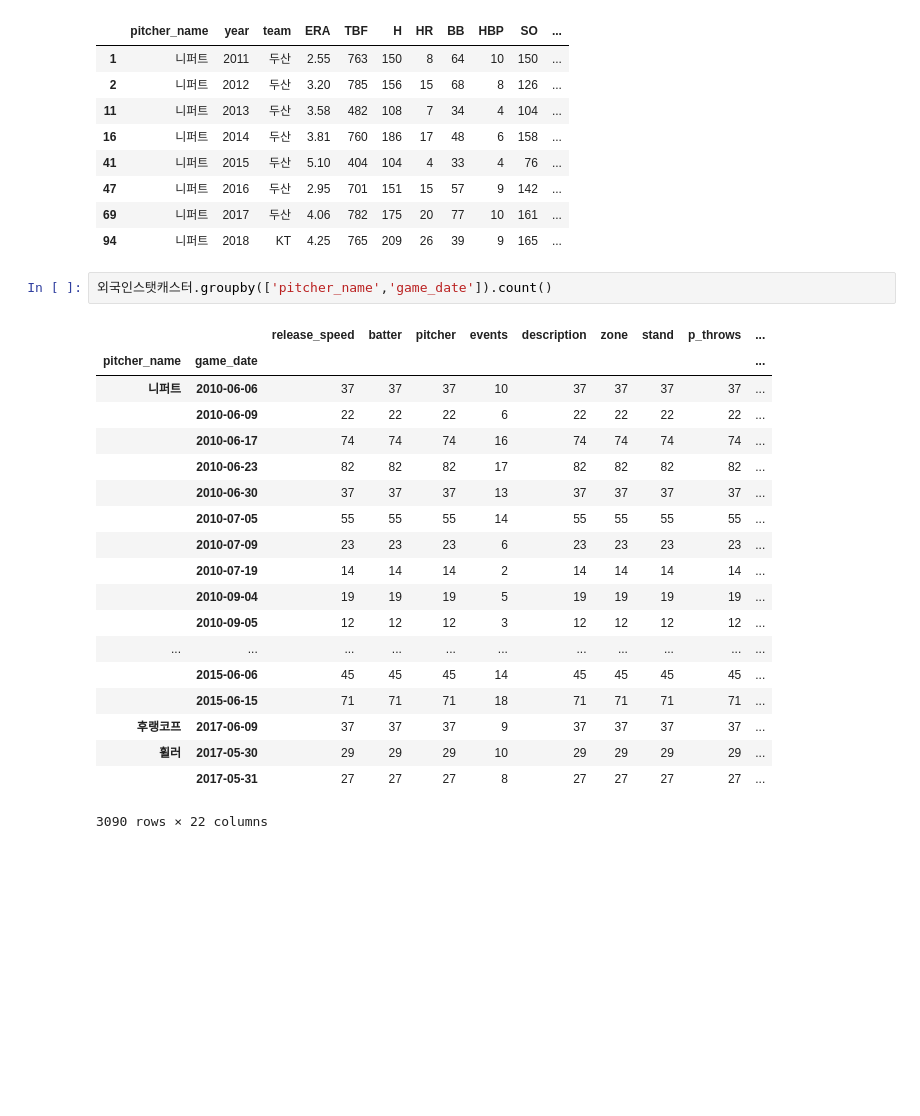
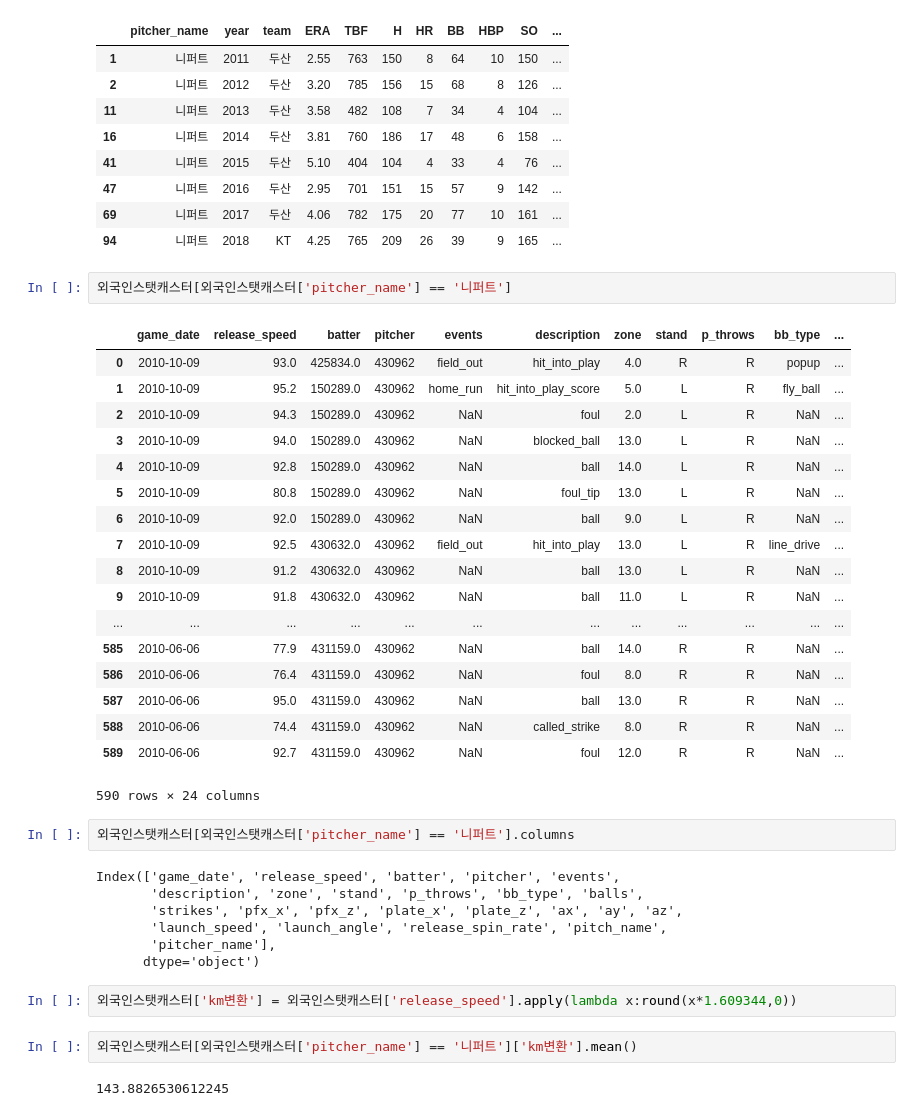
Before and after one commit to sc303030/DataAnalysisStudy, a Jupyter notebook: gyeonghyeon_baseball_01/baseball.ipynb, the cells around one changed output. Cells and saved outputs as stored; diff of their text form; blank space fills up the shorter version.

```diff
--- a/gyeonghyeon_baseball_01/baseball.ipynb
+++ b/gyeonghyeon_baseball_01/baseball.ipynb
@@ -411,25 +411,39 @@ throw_df[throw_df['pitcher_name'] == '니퍼트']
 | 47 | 니퍼트 | 2016 | 두산 | 2.95 | 701 | 151 | 15 | 57 | 9 | 142 | ... |
 | 69 | 니퍼트 | 2017 | 두산 | 4.06 | 782 | 175 | 20 | 77 | 10 | 161 | ... |
 | 94 | 니퍼트 | 2018 | KT | 4.25 | 765 | 209 | 26 | 39 | 9 | 165 | ... |
-# %%
-외국인스탯캐스터.groupby(['pitcher_name','game_date']).count()
-# %% [output]
-|  |  | release_speed | batter | pitcher | events | description | zone | stand | p_throws | ... |
-| pitcher_name | game_date |  |  |  |  |  |  |  |  | ... |
-| 니퍼트 | 2010-06-06 | 37 | 37 | 37 | 10 | 37 | 37 | 37 | 37 | ... |
-|  | 2010-06-09 | 22 | 22 | 22 | 6 | 22 | 22 | 22 | 22 | ... |
-|  | 2010-06-17 | 74 | 74 | 74 | 16 | 74 | 74 | 74 | 74 | ... |
-|  | 2010-06-23 | 82 | 82 | 82 | 17 | 82 | 82 | 82 | 82 | ... |
-|  | 2010-06-30 | 37 | 37 | 37 | 13 | 37 | 37 | 37 | 37 | ... |
-|  | 2010-07-05 | 55 | 55 | 55 | 14 | 55 | 55 | 55 | 55 | ... |
-|  | 2010-07-09 | 23 | 23 | 23 | 6 | 23 | 23 | 23 | 23 | ... |
-|  | 2010-07-19 | 14 | 14 | 14 | 2 | 14 | 14 | 14 | 14 | ... |
-|  | 2010-09-04 | 19 | 19 | 19 | 5 | 19 | 19 | 19 | 19 | ... |
-|  | 2010-09-05 | 12 | 12 | 12 | 3 | 12 | 12 | 12 | 12 | ... |
-| ... | ... | ... | ... | ... | ... | ... | ... | ... | ... | ... |
-|  | 2015-06-06 | 45 | 45 | 45 | 14 | 45 | 45 | 45 | 45 | ... |
-|  | 2015-06-15 | 71 | 71 | 71 | 18 | 71 | 71 | 71 | 71 | ... |
-| 후랭코프 | 2017-06-09 | 37 | 37 | 37 | 9 | 37 | 37 | 37 | 37 | ... |
-| 휠러 | 2017-05-30 | 29 | 29 | 29 | 10 | 29 | 29 | 29 | 29 | ... |
-|  | 2017-05-31 | 27 | 27 | 27 | 8 | 27 | 27 | 27 | 27 | ... |
-3090 rows × 22 columns
+# %%
+외국인스탯캐스터[외국인스탯캐스터['pitcher_name'] == '니퍼트']
+# %% [output]
+|  | game_date | release_speed | batter | pitcher | events | description | zone | stand | p_throws | bb_type | ... |
+| 0 | 2010-10-09 | 93.0 | 425834.0 | 430962 | field_out | hit_into_play | 4.0 | R | R | popup | ... |
+| 1 | 2010-10-09 | 95.2 | 150289.0 | 430962 | home_run | hit_into_play_score | 5.0 | L | R | fly_ball | ... |
+| 2 | 2010-10-09 | 94.3 | 150289.0 | 430962 | NaN | foul | 2.0 | L | R | NaN | ... |
+| 3 | 2010-10-09 | 94.0 | 150289.0 | 430962 | NaN | blocked_ball | 13.0 | L | R | NaN | ... |
+| 4 | 2010-10-09 | 92.8 | 150289.0 | 430962 | NaN | ball | 14.0 | L | R | NaN | ... |
+| 5 | 2010-10-09 | 80.8 | 150289.0 | 430962 | NaN | foul_tip | 13.0 | L | R | NaN | ... |
+| 6 | 2010-10-09 | 92.0 | 150289.0 | 430962 | NaN | ball | 9.0 | L | R | NaN | ... |
+| 7 | 2010-10-09 | 92.5 | 430632.0 | 430962 | field_out | hit_into_play | 13.0 | L | R | line_drive | ... |
+| 8 | 2010-10-09 | 91.2 | 430632.0 | 430962 | NaN | ball | 13.0 | L | R | NaN | ... |
+| 9 | 2010-10-09 | 91.8 | 430632.0 | 430962 | NaN | ball | 11.0 | L | R | NaN | ... |
+| ... | ... | ... | ... | ... | ... | ... | ... | ... | ... | ... | ... |
+| 585 | 2010-06-06 | 77.9 | 431159.0 | 430962 | NaN | ball | 14.0 | R | R | NaN | ... |
+| 586 | 2010-06-06 | 76.4 | 431159.0 | 430962 | NaN | foul | 8.0 | R | R | NaN | ... |
+| 587 | 2010-06-06 | 95.0 | 431159.0 | 430962 | NaN | ball | 13.0 | R | R | NaN | ... |
+| 588 | 2010-06-06 | 74.4 | 431159.0 | 430962 | NaN | called_strike | 8.0 | R | R | NaN | ... |
+| 589 | 2010-06-06 | 92.7 | 431159.0 | 430962 | NaN | foul | 12.0 | R | R | NaN | ... |
+590 rows × 24 columns
+# %%
+외국인스탯캐스터[외국인스탯캐스터['pitcher_name'] == '니퍼트'].columns
+# %% [output]
+Index(['game_date', 'release_speed', 'batter', 'pitcher', 'events',
+       'description', 'zone', 'stand', 'p_throws', 'bb_type', 'balls',
+       'strikes', 'pfx_x', 'pfx_z', 'plate_x', 'plate_z', 'ax', 'ay', 'az',
+       'launch_speed', 'launch_angle', 'release_spin_rate', 'pitch_name',
+       'pitcher_name'],
+      dtype='object')
+# %%
+외국인스탯캐스터['km변환'] = 외국인스탯캐스터['release_speed'].apply(lambda x:round(x*1.609344,0))
+# %%
+외국인스탯캐스터[외국인스탯캐스터['pitcher_name'] == '니퍼트']['km변환'].mean()
+# %% [output]
+143.8826530612245
```
Also changed, not shown: parts of 1 cell of this notebook, 1 other file.
